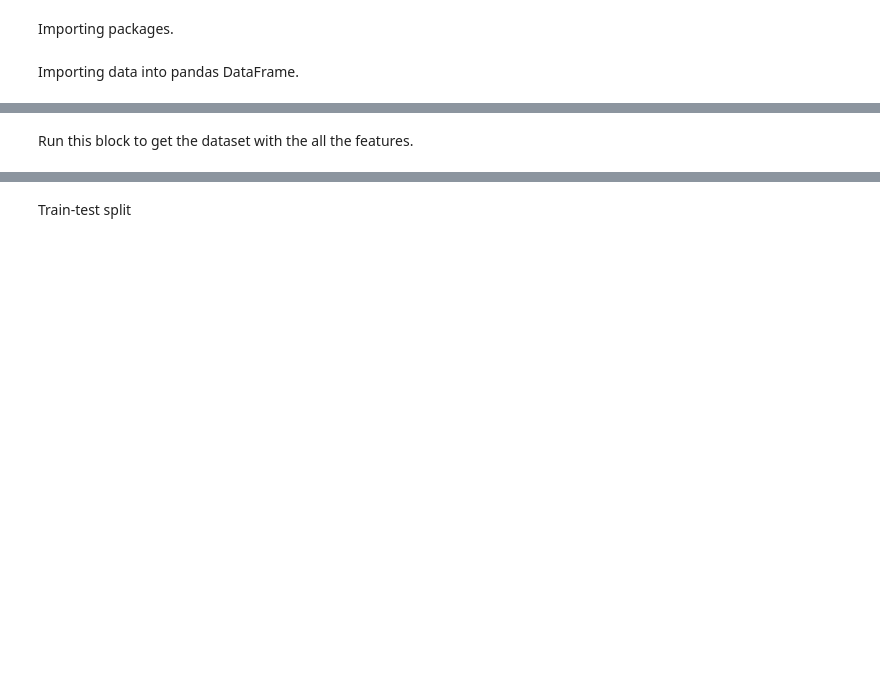
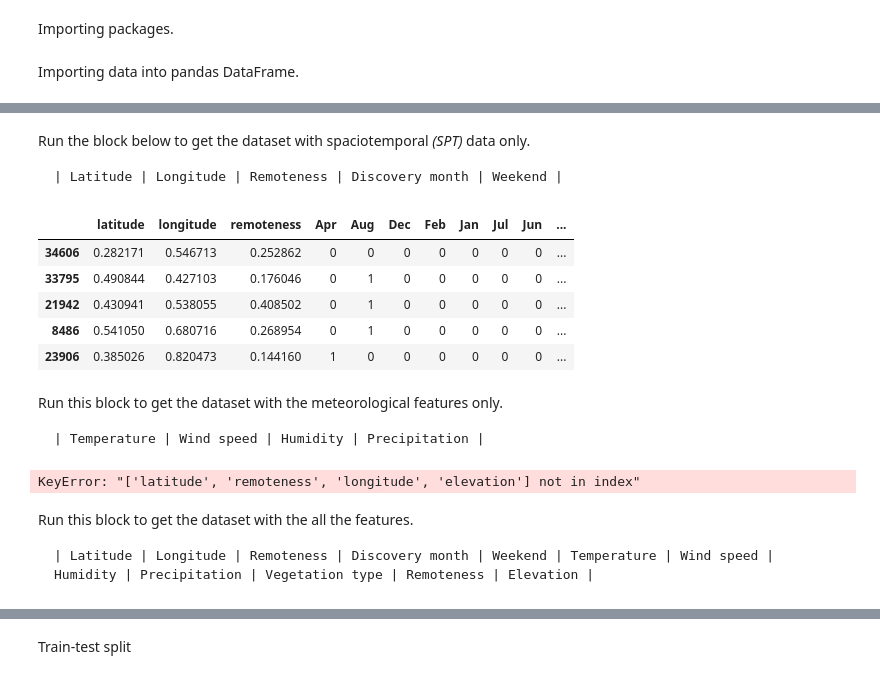
Before and after one commit to DMAgit/Thesis-BSc-Tilburg, a Jupyter notebook: main.ipynb, the cells around one changed output, grey strips where cells are left out. Saved outputs shown, nothing was run; the diff lists cells and outputs as text; code cells hidden in the pictures; blank space fills up the shorter version.

```diff
--- a/main.ipynb
+++ b/main.ipynb
@@ -25,5 +20,77 @@ df.sample(5)
+# %% [markdown]
+Run the block below to get the dataset with spaciotemporal *(SPT)* data only.
+
+    | Latitude | Longitude | Remoteness | Discovery month | Weekend |
+# %%
+# Separate target variable (fire_size_class) from predictor variables.
+dfTarget = df["fire_size_class"]
+dfPredictor = df[["latitude", "longitude", "discovery_month", "weekday", "remoteness"]]
+
+# First we one-hot encode the target class
+dfTarget = pd.concat([dfTarget, pd.get_dummies(dfTarget)], axis=1)  # use get_dummies and concatenate the result to dfTarget
+dfTarget.drop(["fire_size_class"], axis=1, inplace=True)  # and remove the old column
+# print(dfTarget.sample(5))
+
+# We want to make it binary classification between B and the larger fires
+# To do this we can drop all classes other than B
+# If B is 0 -> it's larger
+dfTarget.drop(["C", "D", "E", "F", "G"], axis=1, inplace=True)
+
+
+# Discovery_month
+dfPredictor = pd.concat([dfPredictor, pd.get_dummies(dfPredictor["discovery_month"])], axis=1)
+dfPredictor.drop(["discovery_month"], axis=1, inplace=True)
+# Weekday
+dfPredictor = pd.concat([dfPredictor, pd.get_dummies(dfPredictor["weekday"])], axis=1)
+dfPredictor.drop(["weekday"], axis=1, inplace=True)
+dfPredictor.rename(columns={False:"is_weekend", True:"is_weekday"}, inplace=True)  # Rename the column to is_weekday. Just preference
+
+
+# Scaling numerical data to 0-1 range.
+from sklearn.preprocessing import MinMaxScaler
+
+dfPredictorScaled = pd.DataFrame(MinMaxScaler().fit_transform(dfPredictor[["latitude", "longitude", "remoteness"]]), columns=["latitude", "longitude", "remoteness"])
+
+dfPredictor = dfPredictor.assign(**dfPredictorScaled.to_dict(orient="series"))  # replace the columns of the old df with the ones from the new one
+dfPredictor.sample(5)
+# %% [output]
+|  | latitude | longitude | remoteness | Apr | Aug | Dec | Feb | Jan | Jul | Jun | ... |
+| 34606 | 0.282171 | 0.546713 | 0.252862 | 0 | 0 | 0 | 0 | 0 | 0 | 0 | ... |
+| 33795 | 0.490844 | 0.427103 | 0.176046 | 0 | 1 | 0 | 0 | 0 | 0 | 0 | ... |
+| 21942 | 0.430941 | 0.538055 | 0.408502 | 0 | 1 | 0 | 0 | 0 | 0 | 0 | ... |
+| 8486 | 0.541050 | 0.680716 | 0.268954 | 0 | 1 | 0 | 0 | 0 | 0 | 0 | ... |
+| 23906 | 0.385026 | 0.820473 | 0.144160 | 1 | 0 | 0 | 0 | 0 | 0 | 0 | ... |
 # %% [markdown]
-Run this block to get the dataset with the all the features.
+Run this block to get the dataset with the meteorological features only.
+
+    | Temperature | Wind speed | Humidity | Precipitation |
+# %%
+# Separate target variable (fire_size_class) from predictor variables.
+
+dfTarget = df["fire_size_class"]
+dfPredictor = df[["Temp", "Wind", "Humidity", "Precipitation"]]
+
+# First we one-hot encode all of the classes
+dfTarget = pd.concat([dfTarget, pd.get_dummies(dfTarget)], axis=1)  # use get_dummies and concatenate the result to dfTarget
+dfTarget.drop(["fire_size_class"], axis=1, inplace=True)  # and remove the old column
+
+# We want to make it binary classification between B and the larger fires
+# To do this we can drop all classes other than B
+# If B is 0 -> it's larger
+dfTarget.drop(["C", "D", "E", "F", "G"], axis=1, inplace=True)
+
+
+# Scaling numerical data to 0-1 range.
+from sklearn.preprocessing import MinMaxScaler
+
+dfPredictorScaled = pd.DataFrame(MinMaxScaler().fit_transform(dfPredictor[["Temp", "Wind", "Humidity", "Precipitation"]]), columns=["Temp", "Wind", "Humidity", "Precipitation"])
+dfPredictor = dfPredictor.assign(**dfPredictorScaled.to_dict(orient="series"))  # replace the columns of the old df with the ones from the new one
+# %% [output]
+KeyError: "['latitude', 'remoteness', 'longitude', 'elevation'] not in index"
+# %% [markdown]
+Run this block to get the dataset with the all the features.
+
+    | Latitude | Longitude | Remoteness | Discovery month | Weekend | Temperature | Wind speed | Humidity | Precipitation | Vegetation type | Remoteness | Elevation |
 # %%
 # Separate target variable (fire_size_class) from predictor variables.
 
```
Also changed, not shown: parts of 31 cells of this notebook.
